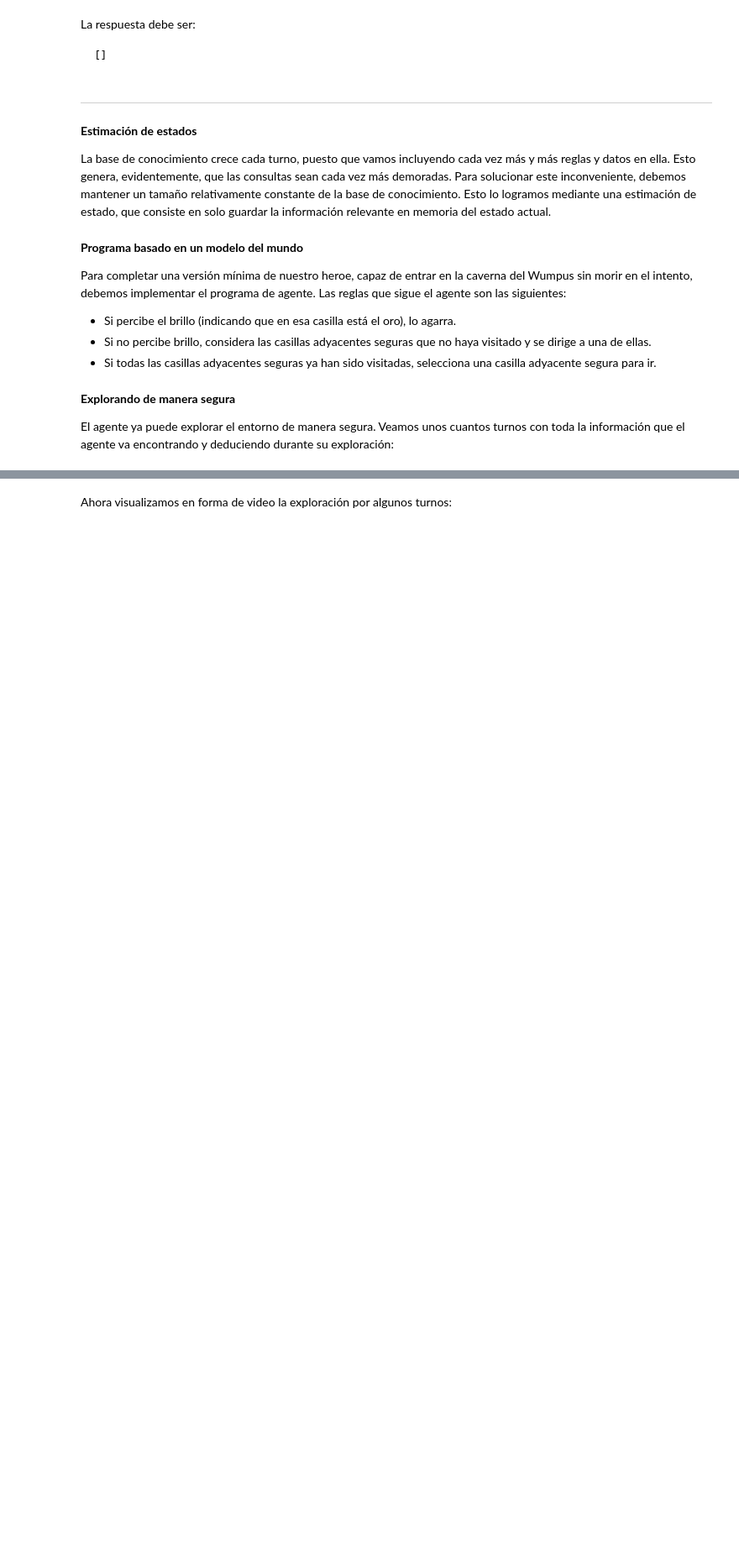
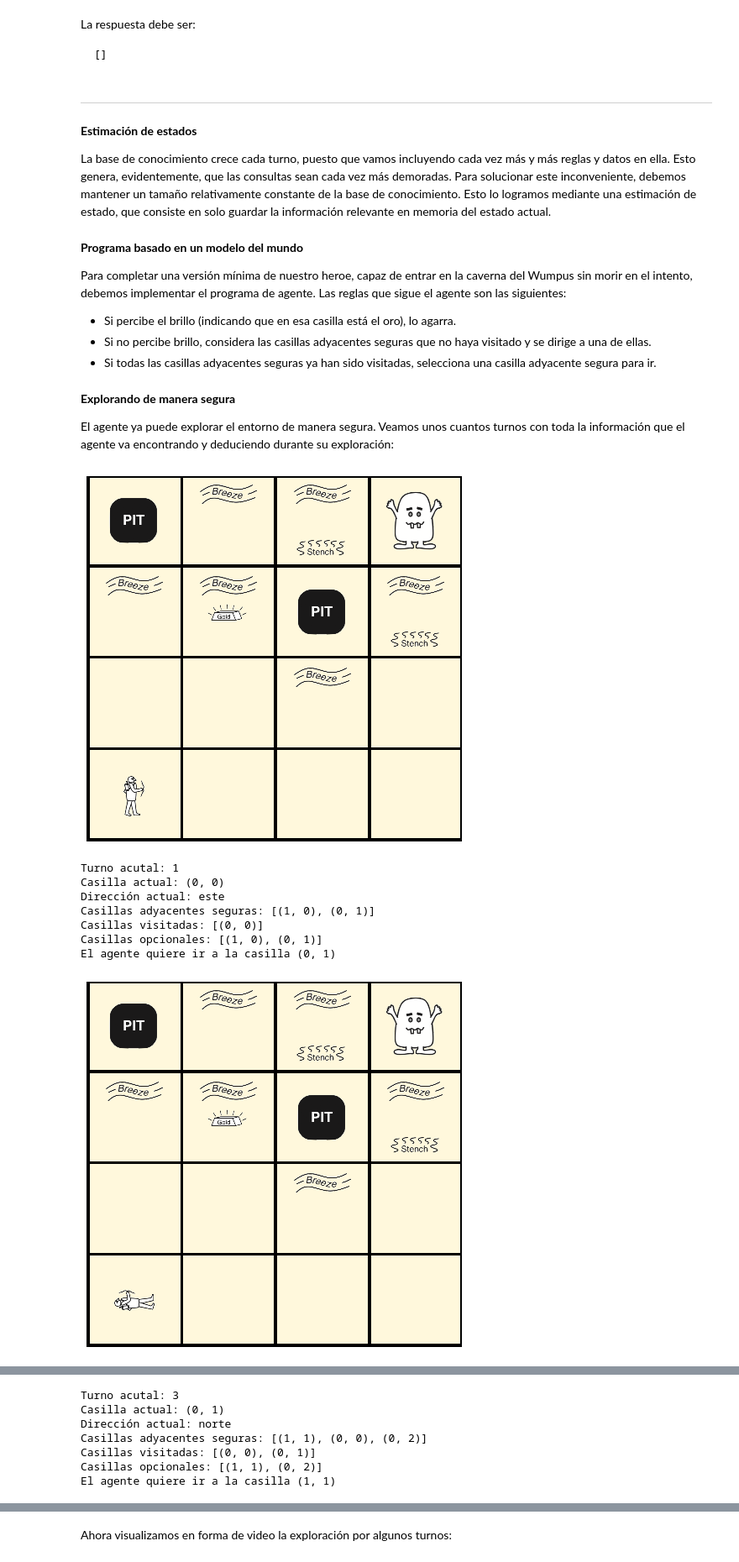
Before and after one commit to cgaravitoc/macc, a Jupyter notebook: AI/Notebook 8 - wumpus/nb8_wumpus.ipynb, the cells around one changed output, grey strips where cells are left out. Shown at 84% size. Saved outputs shown, nothing was run; the diff lists cells and outputs as text; code cells hidden in the pictures; blank space fills up the shorter version.

```diff
--- a/AI/Notebook 8 - wumpus/nb8_wumpus.ipynb
+++ b/AI/Notebook 8 - wumpus/nb8_wumpus.ipynb
@@ -730,30 +852,40 @@ El agente ya puede explorar el entorno de manera segura. Veamos unos cuantos tur
 # %%
 from time import sleep
 from IPython.display import clear_output
 import matplotlib.pyplot as plt
 from agentes import *
 
 W = Wumpus(wumpus=(3,3), oro=(1,2), pozos=[(0,3), (2,2)])
 agente = Agente()
 formulas = agente.fluentes_mapa_mental()
 formulas += agente.brisa_pozo()
 formulas += agente.hedor_wumpus()
 formulas += agente.casilla_segura()
 formulas += [f'en(0,0)_1', 'mirando_e_1', 'segura(0,0)']
 agente.base = LPQuery(formulas)
 agente.perceptos = W.para_sentidos()
 c = agente.interp_percepto(mundo='wumpus')
 agente.base.TELL(c)
 W.pintar_todo()
 plt.show()
 sleep(.5)
 
 for i in range(5):
     a = agente.reaccionar(DEB=True)
     formula_accion = f'{a}_{agente.turno-1}'
     agente.base.TELL(formula_accion)
     W.transicion(a)
     agente.estimar_estado(W)
     W.pintar_todo()
     plt.show()
-    sleep(.5)
+    sleep(.2)
+# %% [output]
+[figure, added]
+Turno acutal: 1
+Casilla actual: (0, 0)
+Dirección actual: este
+Casillas adyacentes seguras: [(1, 0), (0, 1)]
+Casillas visitadas: [(0, 0)]
+Casillas opcionales: [(1, 0), (0, 1)]
+El agente quiere ir a la casilla (0, 1)
+[figure, added]
@@ -759,0 +893,7 @@ for i in range(5):
+Turno acutal: 3
+Casilla actual: (0, 1)
+Dirección actual: norte
+Casillas adyacentes seguras: [(1, 1), (0, 0), (0, 2)]
+Casillas visitadas: [(0, 0), (0, 1)]
+Casillas opcionales: [(1, 1), (0, 2)]
+El agente quiere ir a la casilla (1, 1)
```
Also changed, not shown: parts of 25 cells of this notebook, 33 other files.
